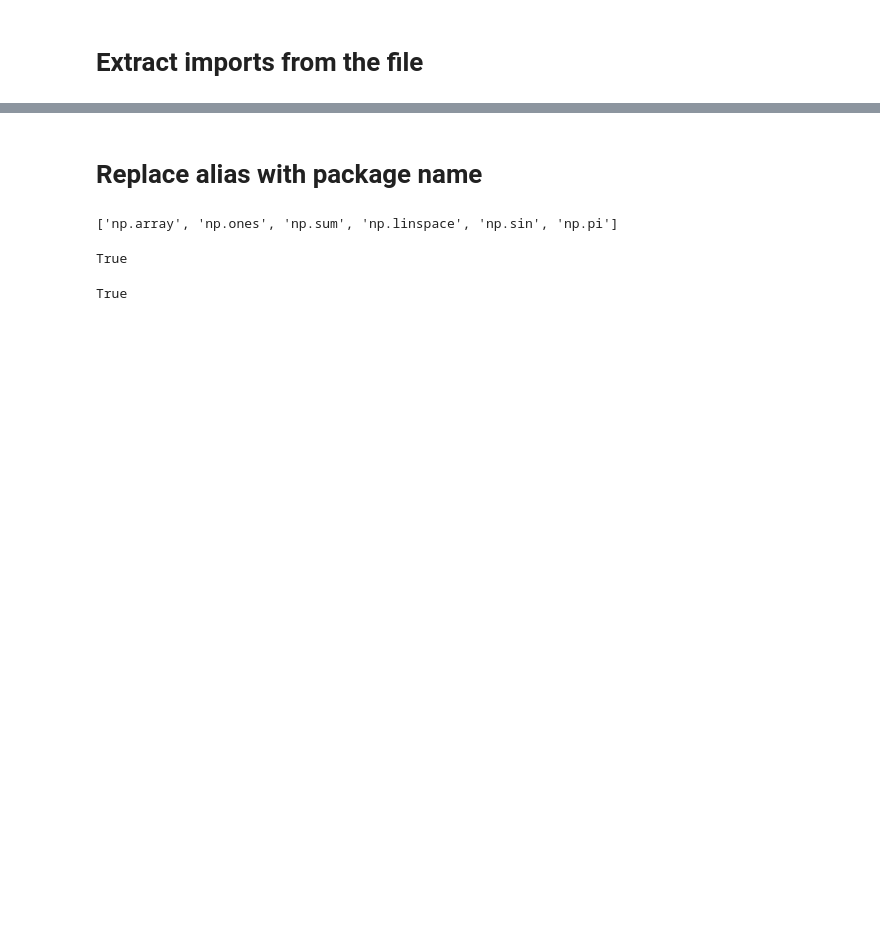
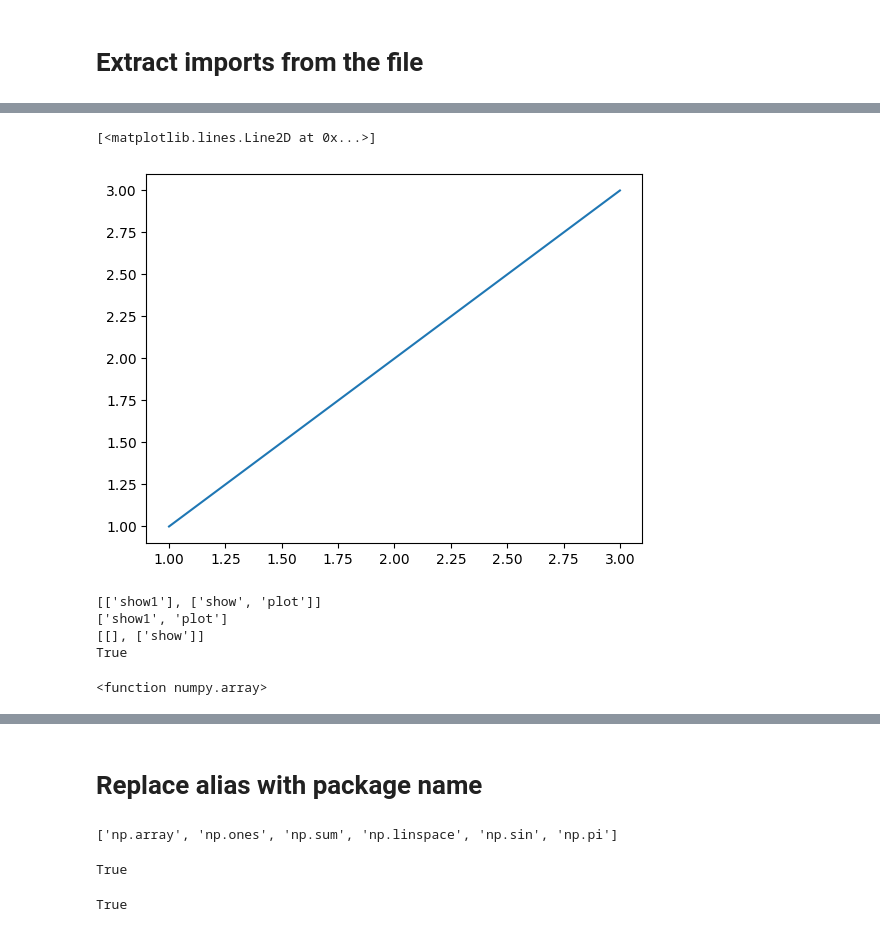
Before and after one commit to pvs-hd-tea/23ws-LLMcoder, a Jupyter notebook: experimental/generate-documentations.ipynb, the cells around one changed output, grey strips where cells are left out. Drawn from its saved outputs; the diff is of its cells as text; code cells hidden in the pictures; blank space fills up the shorter version.

```diff
--- a/experimental/generate-documentations.ipynb
+++ b/experimental/generate-documentations.ipynb
@@ -39,0 +124,5 @@ print(packages)
+# %%
+mat.pyplot.plot([1,2,3], [1,2,3])
+# %% [output]
+[<matplotlib.lines.Line2D at 0x...>]
+[figure, added]
@@ -39,0 +136,13 @@ print(packages)
+# %%
+asnames = [ref.split('.')[1::1] for ref in re.findall(fr'mat\.[a-zA-Z_0-9\.]+', res)]
+print(asnames)
+asnames1 = [asname[-1] for asname in asnames]
+asnames2 = [asname[:-1:1] for asname in asnames]
+print(asnames1)
+print(asnames2)
+print(len(asnames2[0]) == 0)
+# %% [output]
+[['show1'], ['show', 'plot']]
+['show1', 'plot']
+[[], ['show']]
+True
@@ -39,0 +153,4 @@ print(packages)
+# %%
+numpy.array
+# %% [output]
+<function numpy.array>
```
Also changed, not shown: parts of 64 cells of this notebook, 4 other files.
